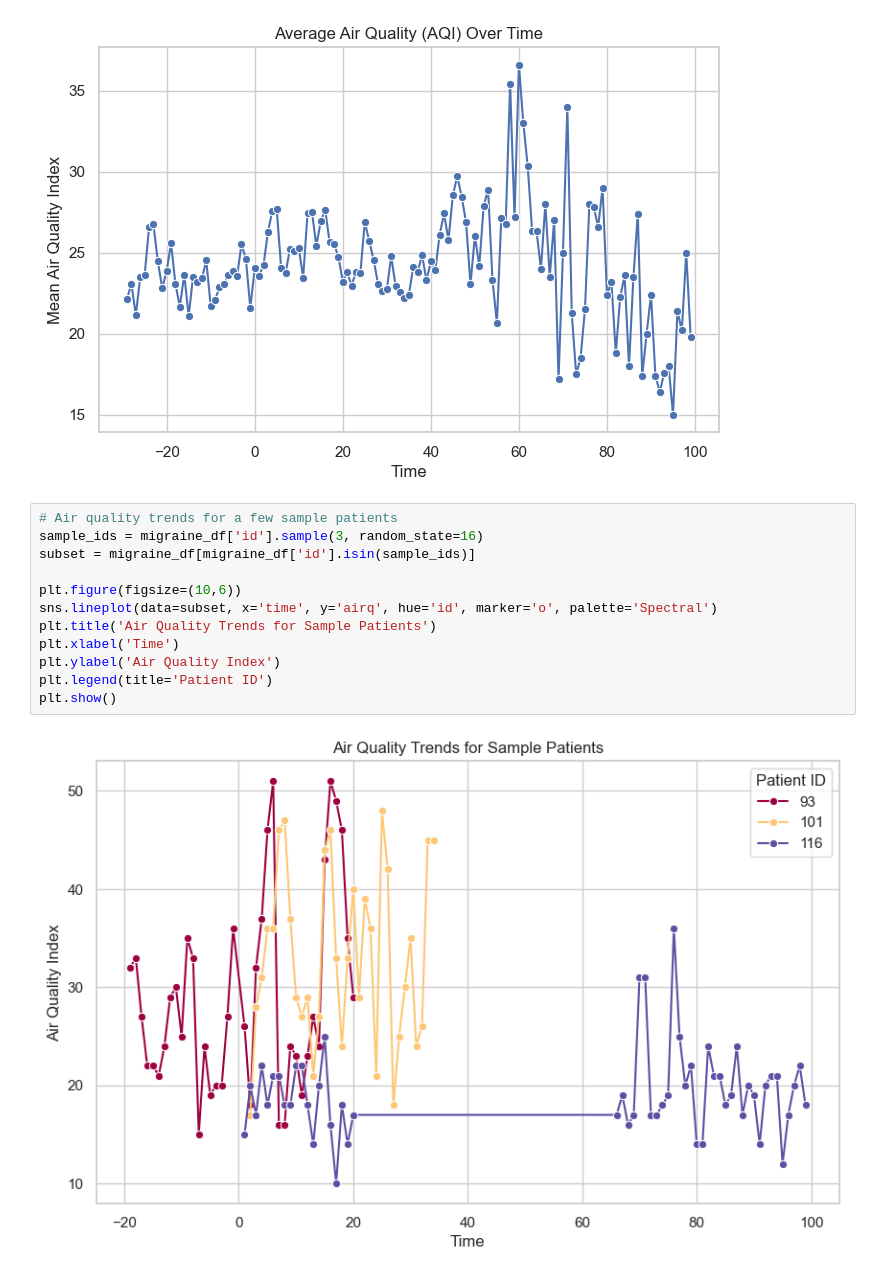
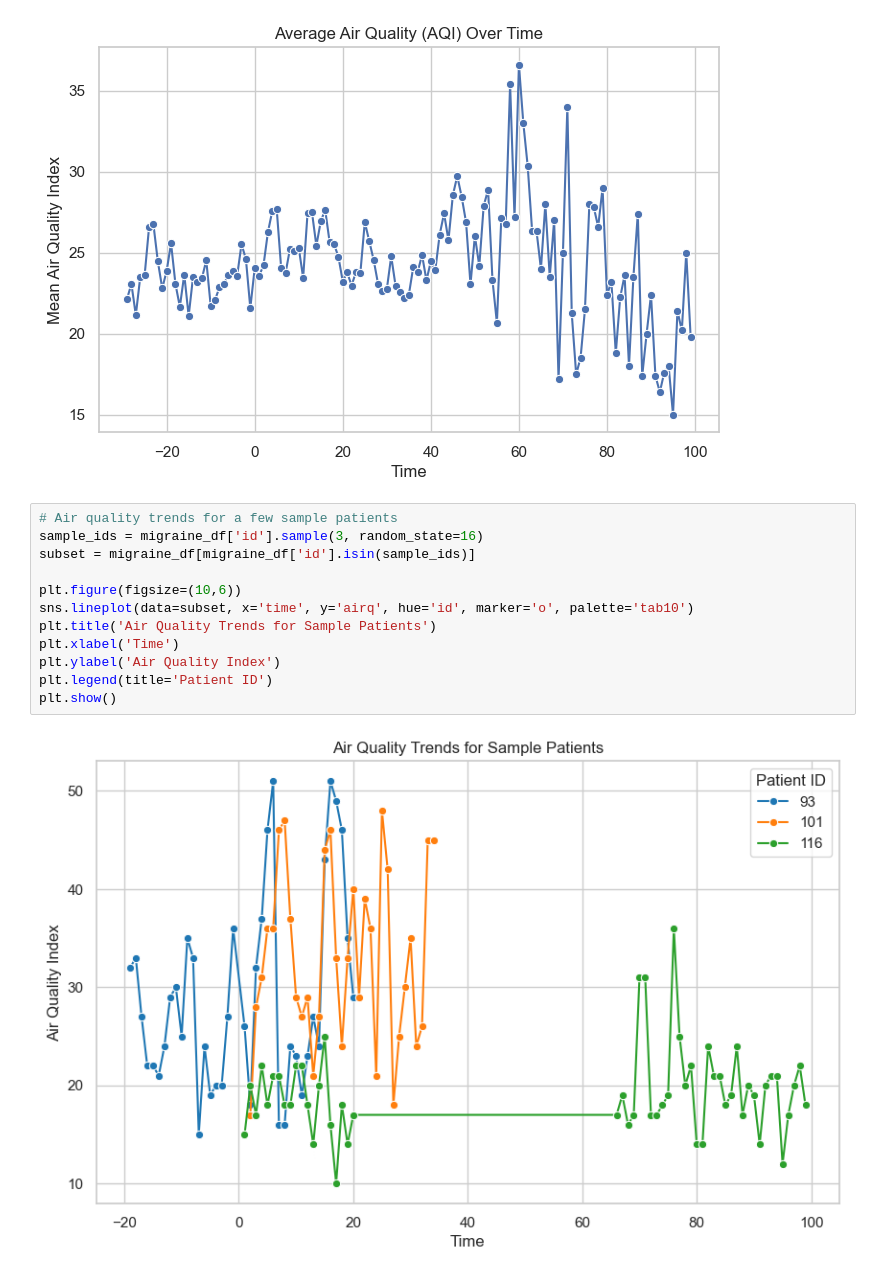
Before and after one commit to RPChinhara/alcohol_abuse_employment, a Jupyter notebook: EDA.ipynb, the cells around one changed output. Cells and saved outputs as stored; diff of their text form.

```diff
--- a/EDA.ipynb
+++ b/EDA.ipynb
@@ -204,14 +204,14 @@ plt.show()
 # %%
 # Air quality trends for a few sample patients
 sample_ids = migraine_df['id'].sample(3, random_state=16)
 subset = migraine_df[migraine_df['id'].isin(sample_ids)]
 
 plt.figure(figsize=(10,6))
-sns.lineplot(data=subset, x='time', y='airq', hue='id', marker='o', palette='Spectral')
+sns.lineplot(data=subset, x='time', y='airq', hue='id', marker='o', palette='tab10')
 plt.title('Air Quality Trends for Sample Patients')
 plt.xlabel('Time')
 plt.ylabel('Air Quality Index')
 plt.legend(title='Patient ID')
 plt.show()
 # %% [output]
-[figure, old version]
+[figure, new version]
```
